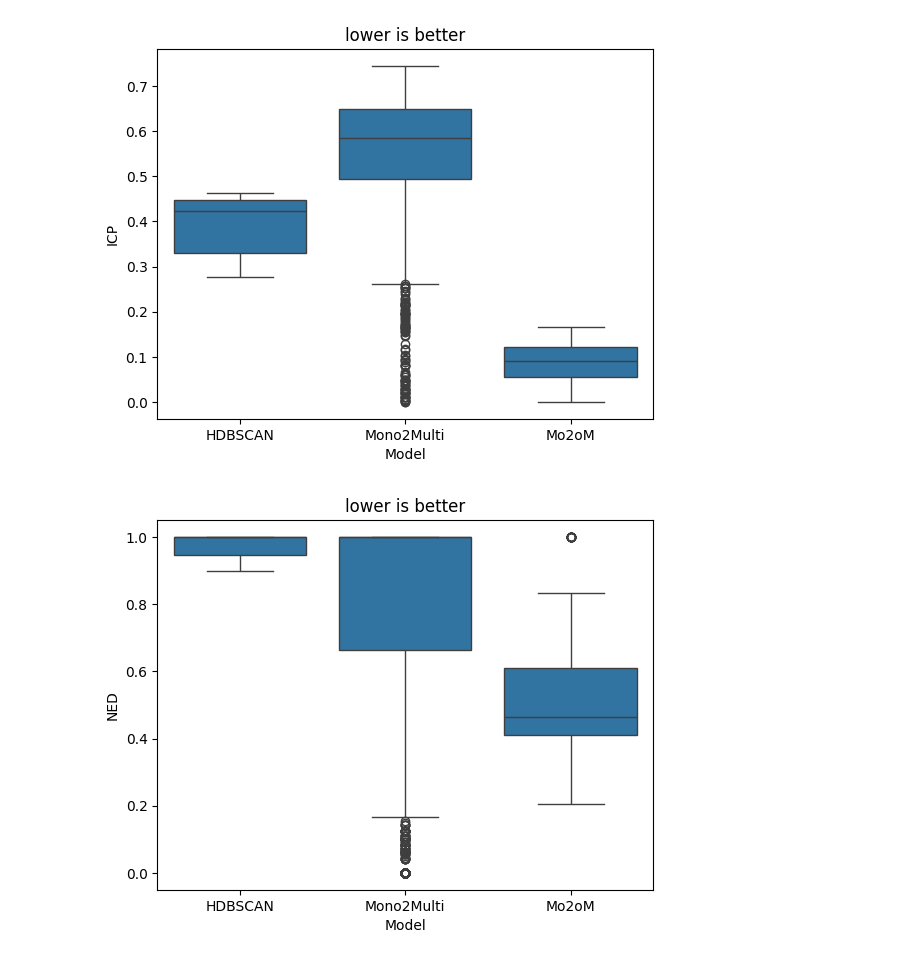
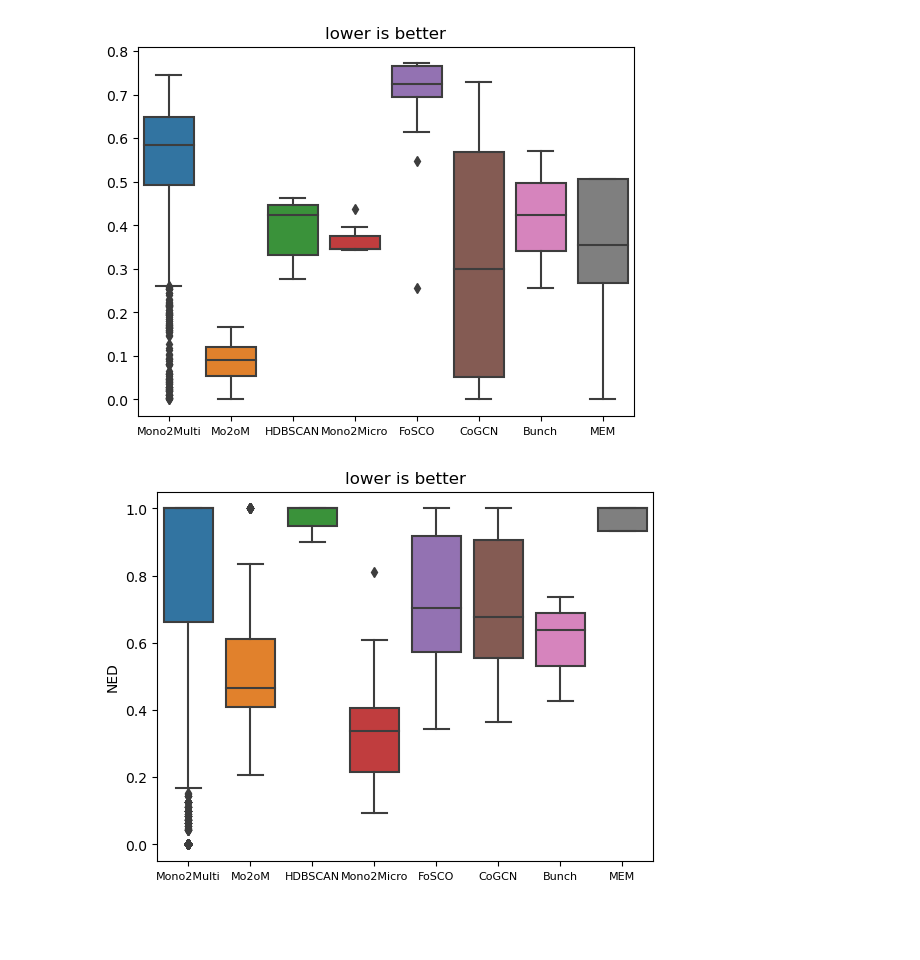
Before and after one commit to Morteza-24/Monolith-to-Microservice, a Jupyter notebook: ExperimentalResults/BoxPlots_DayTrader.ipynb, the cells around one changed output. Saved outputs shown, nothing was run; the diff lists cells and outputs as text; code cells hidden in the pictures; blank space fills up the shorter version.

```diff
--- a/ExperimentalResults/BoxPlots_DayTrader.ipynb
+++ b/ExperimentalResults/BoxPlots_DayTrader.ipynb
@@ -43,14 +108,38 @@ ax = sns.boxplot(data=data, x="Model", y="IFN", native_scale=True).set_title("lo
 # %%
-x = ["HDBSCAN"]*len(hdbscan["ICP"]) + ["Mono2Multi"]*len(mono2multi["ICP"]) + ["Mo2oM"]*len(mo2om["ICP"])
-y = hdbscan["ICP"] + mono2multi["ICP"] + mo2om["ICP"]
+colors = ['#FF6347', '#4682B4', '#32CD32', '#FFFF00', '#8A2BE2', '#DC143C', '#FF4500', '#7CFC00']
+
+x = ["Mono2Multi"]*len(mono2multi["ICP"]) +  ["Mo2oM"]*len(mo2om["ICP"]) + ["HDBSCAN"]*len(hdbscan["ICP"]) + ["Mono2Micro"]*len(Mono2Micro["ICP"]) + ["FoSCO"]*len(FoSCO["ICP"]) + ["CoGCN"]*len(CoGCN["ICP"]) + ["Bunch"]*len(Bunch["ICP"]) + ["MEM"]*len(MEM["ICP"])
+y = mono2multi["ICP"] + mo2om["ICP"] + hdbscan["ICP"] + Mono2Micro["ICP"] + FoSCO["ICP"] + CoGCN["ICP"] + Bunch["ICP"] + MEM["ICP"]
 data = {"Model": x, "ICP": y}
-ax = sns.boxplot(data=data, x="Model", y="ICP", native_scale=True).set_title("lower is better")
+
+ax = sns.boxplot(data=data, x="Model", y="ICP")
+
+for i, patch in enumerate(ax.artists):
+    patch.set_facecolor(colors[i])
+    patch.set_edgecolor('black')
+
+ax.set_title("lower is better")
+ax.set_ylabel("ICP")
+plt.xticks(fontsize=8)
+plt.show()
 # %% [output]
-[figure, old version]
+[figure, new version]
 # %%
-x = ["HDBSCAN"]*len(hdbscan["NED"]) + ["Mono2Multi"]*len(mono2multi["NED"]) + ["Mo2oM"]*len(mo2om["NED"])
-y = hdbscan["NED"] + mono2multi["NED"] + mo2om["NED"]
+colors = ['#FF6347', '#4682B4', '#32CD32', '#FFFF00', '#8A2BE2', '#DC143C', '#FF4500', '#7CFC00']
+
+x = ["Mono2Multi"]*len(mono2multi["NED"]) +  ["Mo2oM"]*len(mo2om["NED"]) + ["HDBSCAN"]*len(hdbscan["NED"]) + ["Mono2Micro"]*len(Mono2Micro["NED"]) + ["FoSCO"]*len(FoSCO["NED"]) + ["CoGCN"]*len(CoGCN["NED"]) + ["Bunch"]*len(Bunch["NED"]) + ["MEM"]*len(MEM["NED"])
+y = mono2multi["NED"] + mo2om["NED"] + hdbscan["NED"] + Mono2Micro["NED"] + FoSCO["NED"] + CoGCN["NED"] + Bunch["NED"] + MEM["NED"]
 data = {"Model": x, "NED": y}
-ax = sns.boxplot(data=data, x="Model", y="NED", native_scale=True).set_title("lower is better")
+
+ax = sns.boxplot(data=data, x="Model", y="NED")
+
+for i, patch in enumerate(ax.artists):
+    patch.set_facecolor(colors[i])
+    patch.set_edgecolor('black')
+
+ax.set_title("lower is better")
+ax.set_ylabel("NED")
+plt.xticks(fontsize=8)
+plt.show()
 # %% [output]
-[figure, old version]
+[figure, new version]
```
Also changed, not shown: parts of 4 cells of this notebook, 22 other files.
